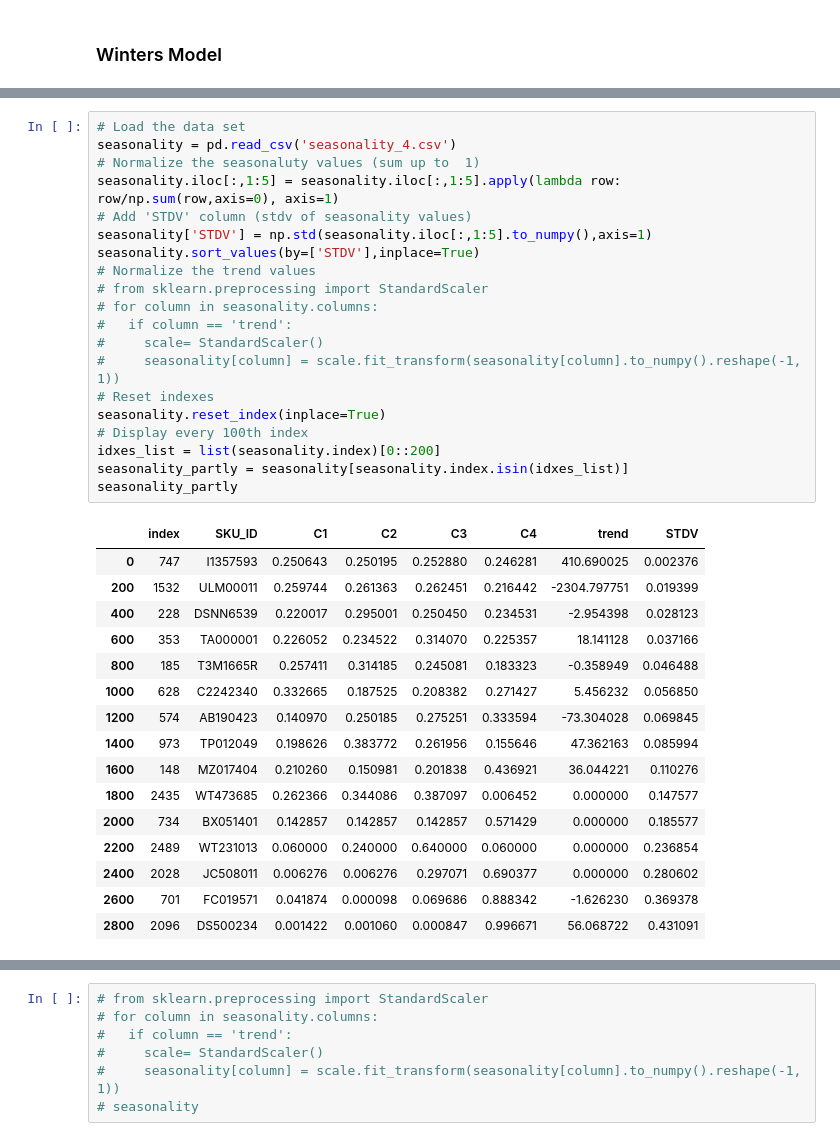
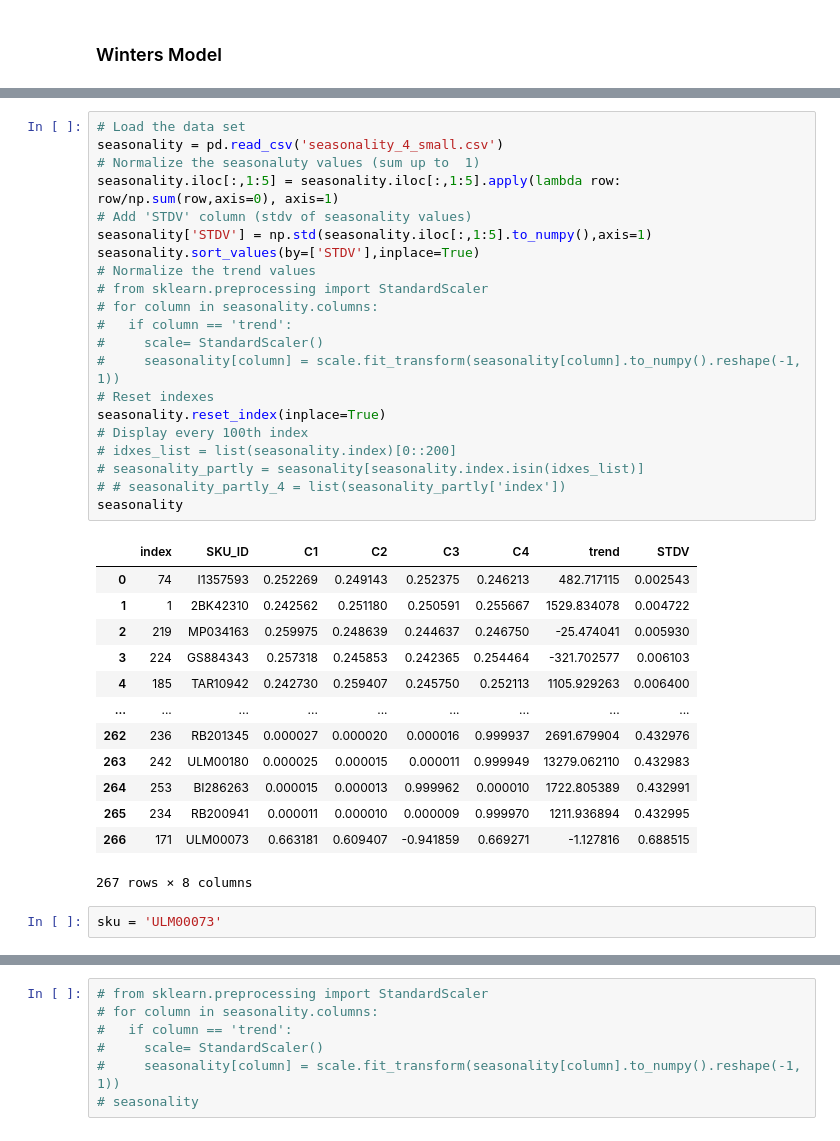
Before and after one commit to omeryefet/SLE, a Jupyter notebook: main.ipynb, the cells around one changed output, grey strips where cells are left out. Drawn from its saved outputs; the diff is of its cells as text.

```diff
--- a/main.ipynb
+++ b/main.ipynb
@@ -183,38 +215,38 @@ seasonality
 # %%
 # Load the data set
-seasonality = pd.read_csv('seasonality_4.csv')
+seasonality = pd.read_csv('seasonality_4_small.csv')
 # Normalize the seasonaluty values (sum up to  1)
 seasonality.iloc[:,1:5] = seasonality.iloc[:,1:5].apply(lambda row: row/np.sum(row,axis=0), axis=1)
 # Add 'STDV' column (stdv of seasonality values)
 seasonality['STDV'] = np.std(seasonality.iloc[:,1:5].to_numpy(),axis=1)
 seasonality.sort_values(by=['STDV'],inplace=True)
 # Normalize the trend values
 # from sklearn.preprocessing import StandardScaler
 # for column in seasonality.columns:
 #   if column == 'trend':
 #     scale= StandardScaler()
 #     seasonality[column] = scale.fit_transform(seasonality[column].to_numpy().reshape(-1, 1))
 # Reset indexes
 seasonality.reset_index(inplace=True)
 # Display every 100th index
-idxes_list = list(seasonality.index)[0::200]
-seasonality_partly = seasonality[seasonality.index.isin(idxes_list)]
-seasonality_partly
+# idxes_list = list(seasonality.index)[0::200]
+# seasonality_partly = seasonality[seasonality.index.isin(idxes_list)]
+# # seasonality_partly_4 = list(seasonality_partly['index'])
+seasonality
 # %% [output]
 |  | index | SKU_ID | C1 | C2 | C3 | C4 | trend | STDV |
-| 0 | 747 | I1357593 | 0.250643 | 0.250195 | 0.252880 | 0.246281 | 410.690025 | 0.002376 |
-| 200 | 1532 | ULM00011 | 0.259744 | 0.261363 | 0.262451 | 0.216442 | -2304.797751 | 0.019399 |
-| 400 | 228 | DSNN6539 | 0.220017 | 0.295001 | 0.250450 | 0.234531 | -2.954398 | 0.028123 |
-| 600 | 353 | TA000001 | 0.226052 | 0.234522 | 0.314070 | 0.225357 | 18.141128 | 0.037166 |
-| 800 | 185 | T3M1665R | 0.257411 | 0.314185 | 0.245081 | 0.183323 | -0.358949 | 0.046488 |
-| 1000 | 628 | C2242340 | 0.332665 | 0.187525 | 0.208382 | 0.271427 | 5.456232 | 0.056850 |
-| 1200 | 574 | AB190423 | 0.140970 | 0.250185 | 0.275251 | 0.333594 | -73.304028 | 0.069845 |
-| 1400 | 973 | TP012049 | 0.198626 | 0.383772 | 0.261956 | 0.155646 | 47.362163 | 0.085994 |
-| 1600 | 148 | MZ017404 | 0.210260 | 0.150981 | 0.201838 | 0.436921 | 36.044221 | 0.110276 |
-| 1800 | 2435 | WT473685 | 0.262366 | 0.344086 | 0.387097 | 0.006452 | 0.000000 | 0.147577 |
-| 2000 | 734 | BX051401 | 0.142857 | 0.142857 | 0.142857 | 0.571429 | 0.000000 | 0.185577 |
-| 2200 | 2489 | WT231013 | 0.060000 | 0.240000 | 0.640000 | 0.060000 | 0.000000 | 0.236854 |
-| 2400 | 2028 | JC508011 | 0.006276 | 0.006276 | 0.297071 | 0.690377 | 0.000000 | 0.280602 |
-| 2600 | 701 | FC019571 | 0.041874 | 0.000098 | 0.069686 | 0.888342 | -1.626230 | 0.369378 |
-| 2800 | 2096 | DS500234 | 0.001422 | 0.001060 | 0.000847 | 0.996671 | 56.068722 | 0.431091 |
+| 0 | 74 | I1357593 | 0.252269 | 0.249143 | 0.252375 | 0.246213 | 482.717115 | 0.002543 |
+| 1 | 1 | 2BK42310 | 0.242562 | 0.251180 | 0.250591 | 0.255667 | 1529.834078 | 0.004722 |
+| 2 | 219 | MP034163 | 0.259975 | 0.248639 | 0.244637 | 0.246750 | -25.474041 | 0.005930 |
+| 3 | 224 | GS884343 | 0.257318 | 0.245853 | 0.242365 | 0.254464 | -321.702577 | 0.006103 |
+| 4 | 185 | TAR10942 | 0.242730 | 0.259407 | 0.245750 | 0.252113 | 1105.929263 | 0.006400 |
+| ... | ... | ... | ... | ... | ... | ... | ... | ... |
+| 262 | 236 | RB201345 | 0.000027 | 0.000020 | 0.000016 | 0.999937 | 2691.679904 | 0.432976 |
+| 263 | 242 | ULM00180 | 0.000025 | 0.000015 | 0.000011 | 0.999949 | 13279.062110 | 0.432983 |
+| 264 | 253 | BI286263 | 0.000015 | 0.000013 | 0.999962 | 0.000010 | 1722.805389 | 0.432991 |
+| 265 | 234 | RB200941 | 0.000011 | 0.000010 | 0.000009 | 0.999970 | 1211.936894 | 0.432995 |
+| 266 | 171 | ULM00073 | 0.663181 | 0.609407 | -0.941859 | 0.669271 | -1.127816 | 0.688515 |
+267 rows × 8 columns
+# %%
+sku = 'ULM00073'
 # %%
```
Also changed, not shown: parts of 30 cells of this notebook, 3 other files.
